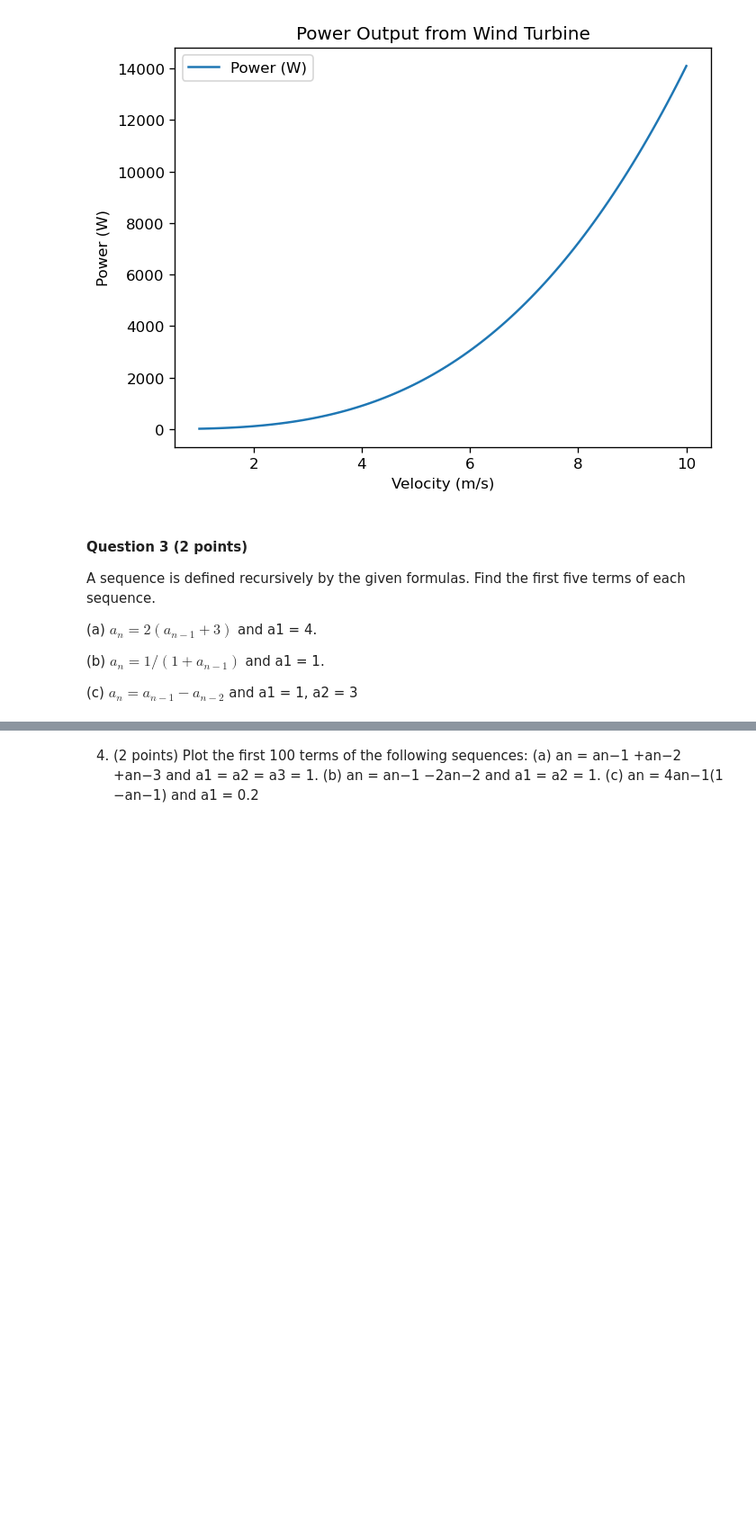
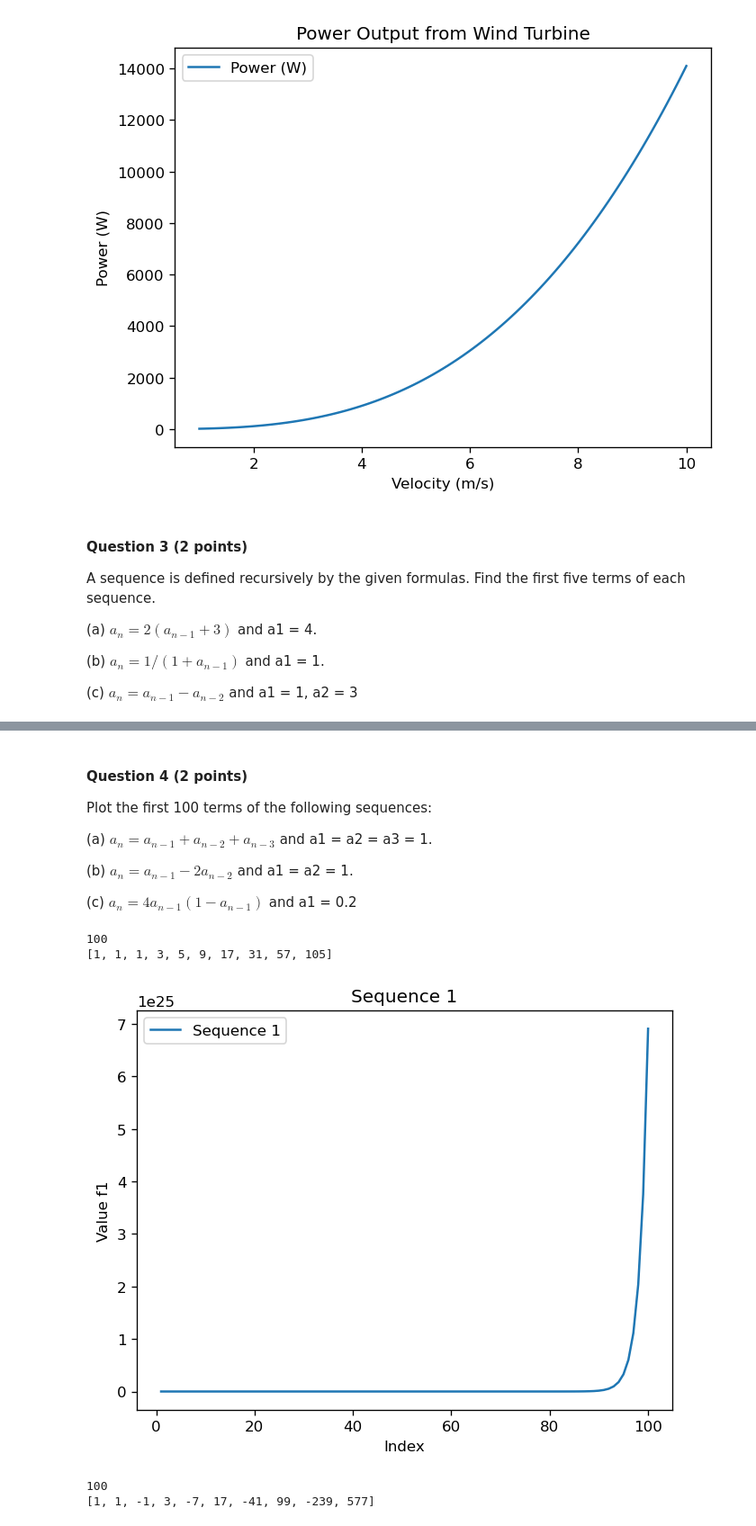
Before and after one commit to robwhite-lis/complexity_quizzes, a Jupyter notebook: Quizz1.ipynb, the cells around one changed output, grey strips where cells are left out. Shown at 90% size. Drawn from its saved outputs; the diff is of its cells as text; code cells hidden in the pictures; blank space fills up the shorter version.

Commit message:
completed quiz 4 plots

```diff
--- a/Quizz1.ipynb
+++ b/Quizz1.ipynb
@@ -138,7 +162,7 @@ def f3(a,b):
 a1 = 4
 print("Sequence generated by f1")
 print(a1, end=",")
-for n in range(1,5):
+for n in range(0,4):
     an = f1(a1)
     print(an, end=",")
     a1 = an
@@ -147,7 +171,7 @@ for n in range(1,5):
 a1 = 1
 print("\n\nSequence generated by f2")
 print(a1, end=",")
-for n in range(1,5):
+for n in range(0,4):
     an = f2(a1)
     print(f"{an:.4f}", end=",")
     a1 = an
@@ -156,7 +180,7 @@ a1, a2 = [1,3]
 print("\n\nSequence generated by f3")
 print(a1, end=",")
 print(a2, end=",")
-for n in range(1,4):
+for n in range(0,3):
     an = f3(a1,a2)
     print(an, end=",")
     a1 = a2
@@ -169,7 +195,65 @@ Sequence generated by f2
 Sequence generated by f3
 1,3,-2,5,-7,
 # %% [markdown]
-4. (2 points) Plot the first 100 terms of the following sequences:
-(a) an = an−1 +an−2 +an−3 and a1 = a2 = a3 = 1.
-(b) an = an−1 −2an−2 and a1 = a2 = 1.
-(c) an = 4an−1(1 −an−1) and a1 = 0.2
+#### Question 4 (2 points)
+
+Plot the first 100 terms of the following sequences:
+
+(a) $a_n = a_{n−1} + a_{n−2} + a_{n−3}$ and a1 = a2 = a3 = 1.
+
+(b) $a_n = a_{n−1} −2a_{n−2}$ and a1 = a2 = 1.
+
+(c) $a_n = 4a_{n−1}(1 −a_{n−1})$ and a1 = 0.2
+# %%
+def f1(a,b,c):
+    return (a + b + c)
+
+data = [1,1,1]
+
+a1, a2, a3 = [1,1,1]
+
+for n in range(0, 97):
+    an = f1(a1,a2,a3)
+    data.append(an)
+    a1 = a2
+    a2 = a3
+    a3 = an
+
+print(len(data))
+print(data[:10])
+# %% [output]
+100
+[1, 1, 1, 3, 5, 9, 17, 31, 57, 105]
+# %%
+xlist = np.linspace(1,100,100)
+ylist = data
+# %%
+plt.figure(num=0,dpi=120)
+plt.plot(xlist,ylist, label="Sequence 1")
+plt.title("Sequence 1")
+plt.xlabel("Index")
+plt.ylabel("Value f1")
+plt.legend()
+plt.show()
+# %% [output]
+[figure, added]
+# %%
+def f2(a,b):
+    return (a - 2*b)
+
+data = [1,1]
+
+a1, a2 = [1,1]
+
+for n in range(0, 98):
+    an = f2(a1,a2)
+    data.append(an)
+    a1 = a2
+    a2 = an
+
+
+print(len(data))
+print(data[:10])
+# %% [output]
+100
+[1, 1, -1, 3, -7, 17, -41, 99, -239, 577]
```
Also changed, not shown: parts of 12 cells of this notebook.
